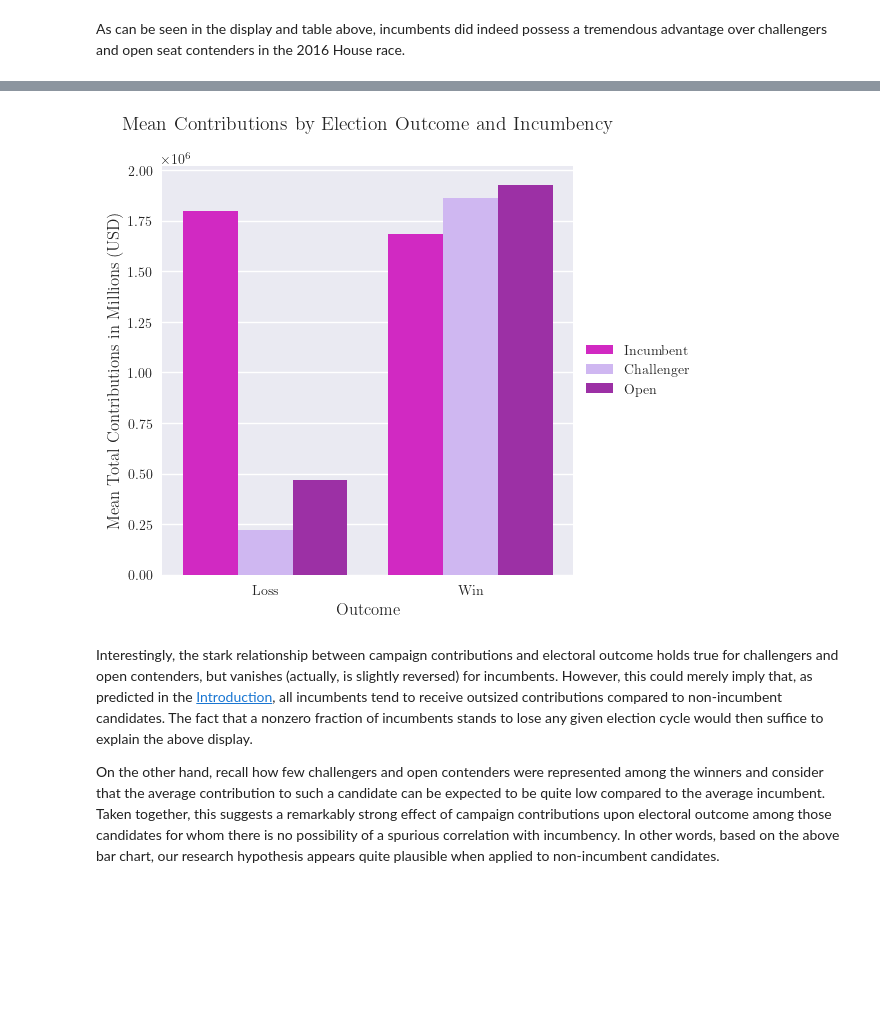
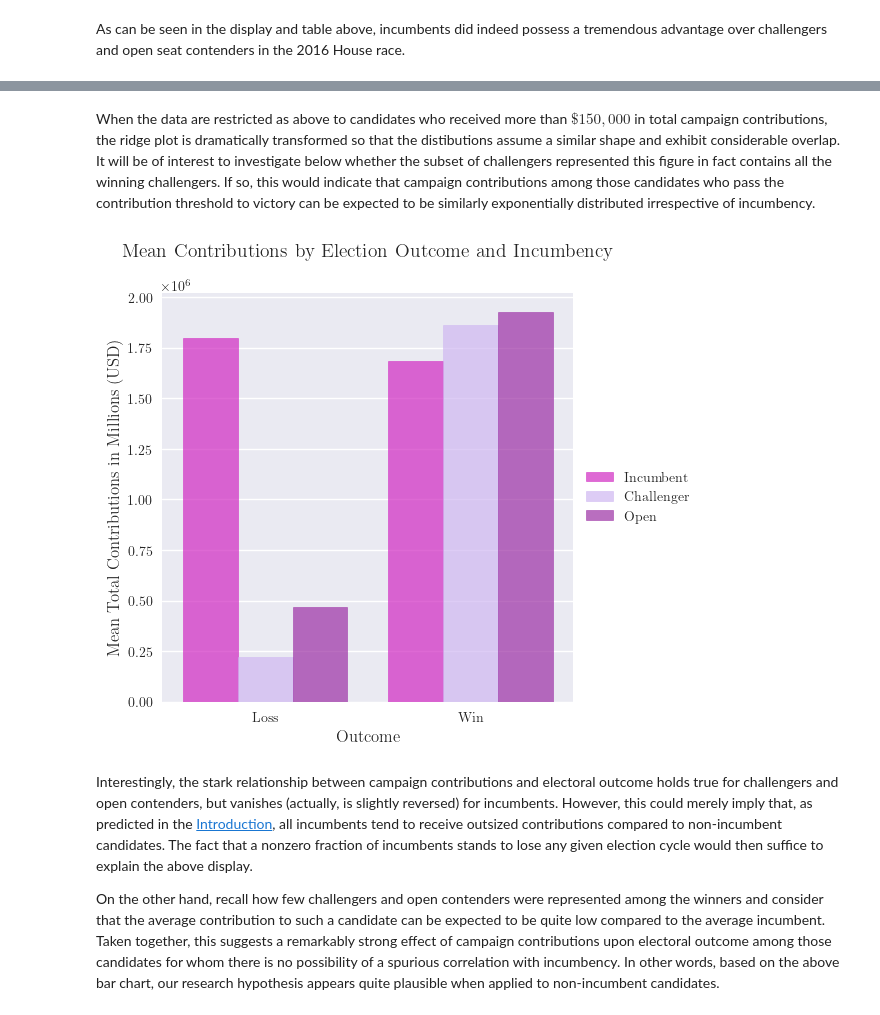
Before and after one commit to neophyte577/campaign-finance-analysis-house-2016, a Jupyter notebook: analysis/primary-analysis-larger-dataset/house_campaign_finance_analysis_2016.ipynb, the cells around one changed output, grey strips where cells are left out. Drawn from its saved outputs; the diff is of its cells as text; code cells hidden in the pictures; blank space fills up the shorter version.

```diff
--- a/analysis/primary-analysis-larger-dataset/house_campaign_finance_analysis_2016.ipynb
+++ b/analysis/primary-analysis-larger-dataset/house_campaign_finance_analysis_2016.ipynb
@@ -148,9 +148,14 @@ Restricting the data to include only those candidates who received more than $\$
 # %% [markdown]
 #### Total Campaign Contributions by Election Outcome
 # %%
-sns.countplot(data=house, x='winner', palette=['#9c6da5','#04d8b2'])
+barplot = sns.countplot(data=house, x='winner', palette=['#9c6da5','#04d8b2'], alpha=0.5)
 
 plt.title('Distribution of Electoral Outcomes Among 2016 House Candidates', fontsize=14, pad=26)
+bars = plt.gca().patches
+for bar in barplot.patches:
+    bar_color = bar.get_facecolor()
+    bar.set_edgecolor(bar_color)
+    bar.set_linewidth(1.5)
 plt.xlabel('Outcome', fontsize=12)
 plt.ylabel('Count', labelpad=12, fontsize=12)
 plt.xticks(ticks=[0,1], labels=['Losers','Winners'])
@@ -212,8 +227,12 @@ plt.show()
 # %%
 med_rec_by_outcome = [house[house['winner']==0]['tot_rec'].median(), house[house['winner']==1]['tot_rec'].median()]
 
-sns.barplot(data=pd.DataFrame(med_rec_by_outcome), x=[0,1], y=med_rec_by_outcome, palette=['#cea2fd','#8cffdb'], errorbar=None)
-
+barplot = sns.barplot(data=pd.DataFrame(med_rec_by_outcome), x=[0,1], y=med_rec_by_outcome, palette=['#9c6da5','#04d8b2'], errorbar=None, alpha=0.5)
+bars = plt.gca().patches
+for bar in barplot.patches:
+    bar_color = bar.get_facecolor()
+    bar.set_edgecolor(bar_color)
+    bar.set_linewidth(1.5)
 plt.title('Median Campaign Contributions by Electoral Outcome', fontsize=14, pad=26)
 plt.xlabel('Outcome', labelpad=12, fontsize=12)
 plt.ylabel('Median Total Contributions in Millions (USD)', labelpad=12, fontsize=12)
@@ -273,8 +332,13 @@ plt.show()
 # %% [markdown]
 Inspection of the above table reveals that the respective distributions of total campaign contributions among Democrats and Republicans are quite comparable with the exception of the maximum.
 # %%
-sns.catplot(data=duopoly, kind='bar', x='winner', y='tot_rec', hue='party', hue_order=['Republican','Democrat'], palette=['#fe46a5','#8af1fe'])
+duopoly.rename(columns={'party':'Party'}, inplace=True)
 
+catplot = sns.catplot(data=duopoly, kind='bar', x='winner', y='tot_rec', hue='Party', hue_order=['Republican','Democrat'], palette=['#fe46a5','#8af1fe'], alpha=0.69)
+for ax in catplot.axes.flat:
+    for bar in ax.patches:
+        bar.set_edgecolor(bar.get_facecolor())
+        bar.set_linewidth(0.75)
 plt.title('Mean Contributions by Election Outcome (Ruling Parties)', fontsize=14, pad=26)
 plt.xlabel('Outcome', fontsize=12)
 plt.ylabel('Mean Total Contributions in Millions (USD)', labelpad=12, fontsize=12)
@@ -318,3 +370,17 @@ fig.savefig('../../results/larger-dataset/tables/table_of_electoral_outcome_by_i
 plt.show()
 # %% [output]
 [figure]
+# %%
+barplot = sns.countplot(data=house, x='winner', hue='inc', hue_order=['Incumbent','Challenger','Open'], palette=['#ed0dd9', '#ceaefa', '#ac1db8'], alpha=0.7)
+bars = plt.gca().patches
+for bar in barplot.patches:
+    bar_color = bar.get_facecolor()
+    bar.set_edgecolor(bar_color)
+    bar.set_linewidth(1.5)
+plt.title('Distribution of Electoral Outcomes By Incumbency', fontsize=14, pad=26)
+plt.xlabel('Outcome', fontsize=12)
+plt.ylabel('Count', fontsize=12)
+plt.xticks(ticks=[0,1], labels=['Losers','Winners'])
+plt.gca().legend().set_title('')
+plt.savefig('../../results/larger-dataset/figures/barplot_of_distribution_of_electoral_outcomes_by_incumbency.png')
+plt.show()
@@ -323,16 +427,21 @@ As can be seen in the display and table above, incumbents did indeed possess a t
+# %% [markdown]
+When the data are restricted as above to candidates who received more than $\$150,000$ in total campaign contributions, the ridge plot is dramatically transformed so that the distibutions assume a similar shape and exhibit considerable overlap. It will be of interest to investigate below whether the subset of challengers represented this figure in fact contains all the winning challengers. If so, this would indicate that campaign contributions among those candidates who pass the contribution threshold to victory can be expected to be similarly exponentially distributed irrespective of incumbency.
 # %%
-sns.catplot(data=house, kind='bar', x='winner', y='tot_rec', hue='inc', errorbar=None, hue_order=['Incumbent','Challenger','Open'],
-            palette=['#ed0dd9', '#ceaefa', '#ac1db8'], legend=False)
-
+catplot = sns.catplot(data=house, kind='bar', x='winner', y='tot_rec', hue='inc', errorbar=None, hue_order=['Incumbent','Challenger','Open'],
+            palette=['#ed0dd9', '#ceaefa', '#ac1db8'], legend=False, alpha=0.7)
+for ax in catplot.axes.flat:
+    for bar in ax.patches:
+        bar.set_edgecolor(bar.get_facecolor())
+        bar.set_linewidth(0.5)
 plt.title('Mean Contributions by Election Outcome and Incumbency', fontsize=14, pad=26)
 plt.xlabel('Outcome', fontsize=12)
 plt.ylabel('Mean Total Contributions in Millions (USD)', fontsize=12)
 plt.xticks(ticks=[0,1], labels=['Loss','Win'])
 plt.legend(title='', labels=['Incumbent','Challenger','Open'], loc='center left', bbox_to_anchor=(1, 0.5))
 plt.savefig('../../results/larger-dataset/figures/barplot_of_mean_contributions_by_electoral_outcome_and_incumbency.png')
 plt.show()
 # %% [output]
-[figure, old version]
+[figure, new version]
 # %% [markdown]
 Interestingly, the stark relationship between campaign contributions and electoral outcome holds true for challengers and open contenders, but vanishes (actually, is slightly reversed) for incumbents. However, this could merely imply that, as predicted in the [Introduction](#Introduction), all incumbents tend to receive outsized contributions compared to non-incumbent candidates. The fact that a nonzero fraction of incumbents stands to lose any given election cycle would then suffice to explain the above display.
 
```
Also changed, not shown: parts of 32 cells of this notebook, 13 other files.
